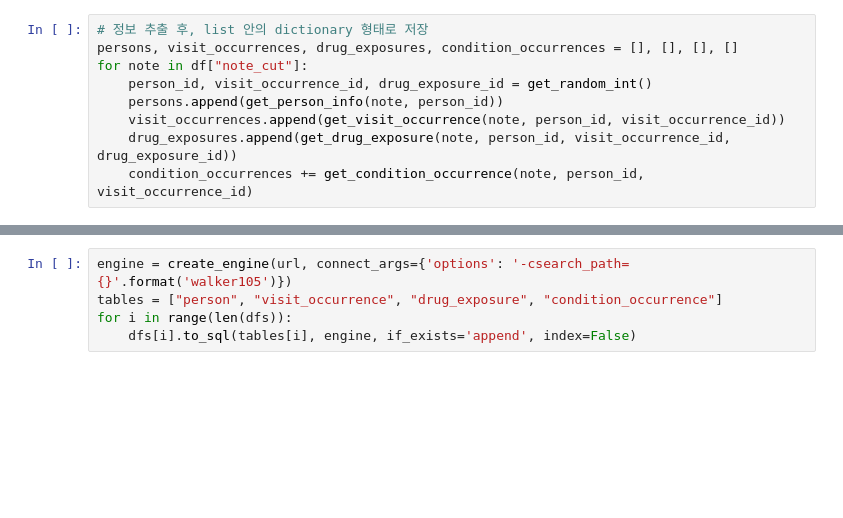
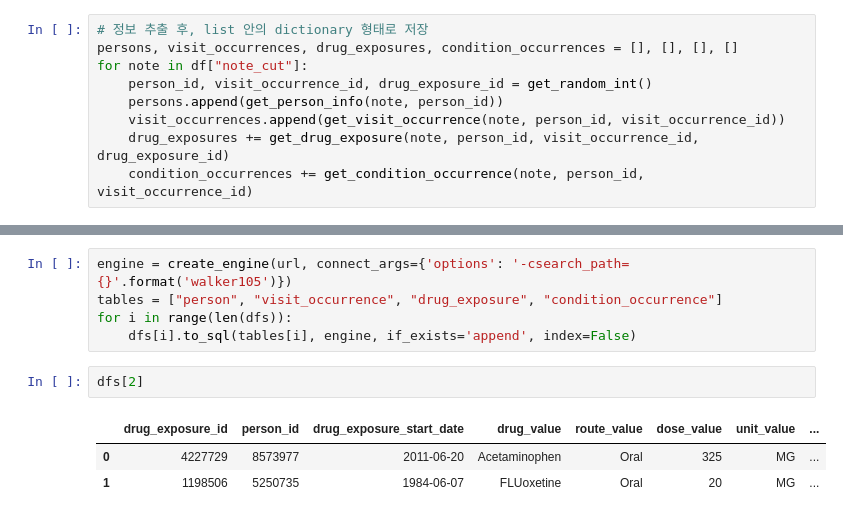
Before and after one commit to carl020958/healthcare_etl, a Jupyter notebook: work/task7/task7.ipynb, the cells around one changed output, grey strips where cells are left out. Drawn from its saved outputs; the diff is of its cells as text; blank space fills up the shorter version.

```diff
--- a/work/task7/task7.ipynb
+++ b/work/task7/task7.ipynb
@@ -25,7 +25,7 @@ for note in df["note_cut"]:
     person_id, visit_occurrence_id, drug_exposure_id = get_random_int()
     persons.append(get_person_info(note, person_id))
     visit_occurrences.append(get_visit_occurrence(note, person_id, visit_occurrence_id))
-    drug_exposures.append(get_drug_exposure(note, person_id, visit_occurrence_id, drug_exposure_id))
+    drug_exposures += get_drug_exposure(note, person_id, visit_occurrence_id, drug_exposure_id)
     condition_occurrences += get_condition_occurrence(note, person_id, visit_occurrence_id)
 # %%
 # dictionary를 Dataframe으로 변환
@@ -38,3 +38,9 @@ engine = create_engine(url, connect_args={'options': '-csearch_path={}'.format('
 tables = ["person", "visit_occurrence", "drug_exposure", "condition_occurrence"]
 for i in range(len(dfs)):
     dfs[i].to_sql(tables[i], engine, if_exists='append', index=False)
+# %%
+dfs[2]
+# %% [output]
+|  | drug_exposure_id | person_id | drug_exposure_start_date | drug_value | route_value | dose_value | unit_value | ... |
+| 0 | 4227729 | 8573977 | 2011-06-20 | Acetaminophen | Oral | 325 | MG | ... |
+| 1 | 1198506 | 5250735 | 1984-06-07 | FLUoxetine | Oral | 20 | MG | ... |
```
Also changed, not shown: parts of 1 cell of this notebook, 1 other file.
